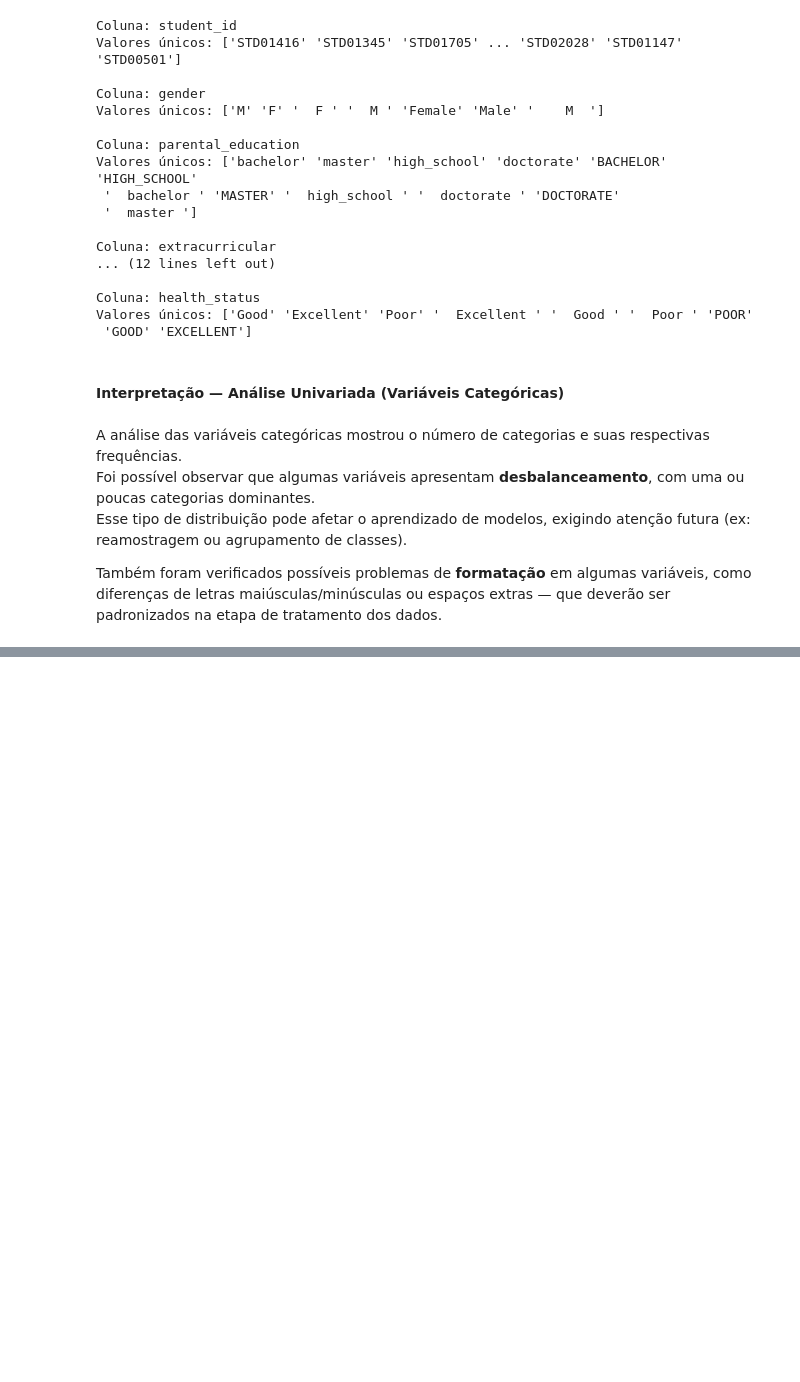
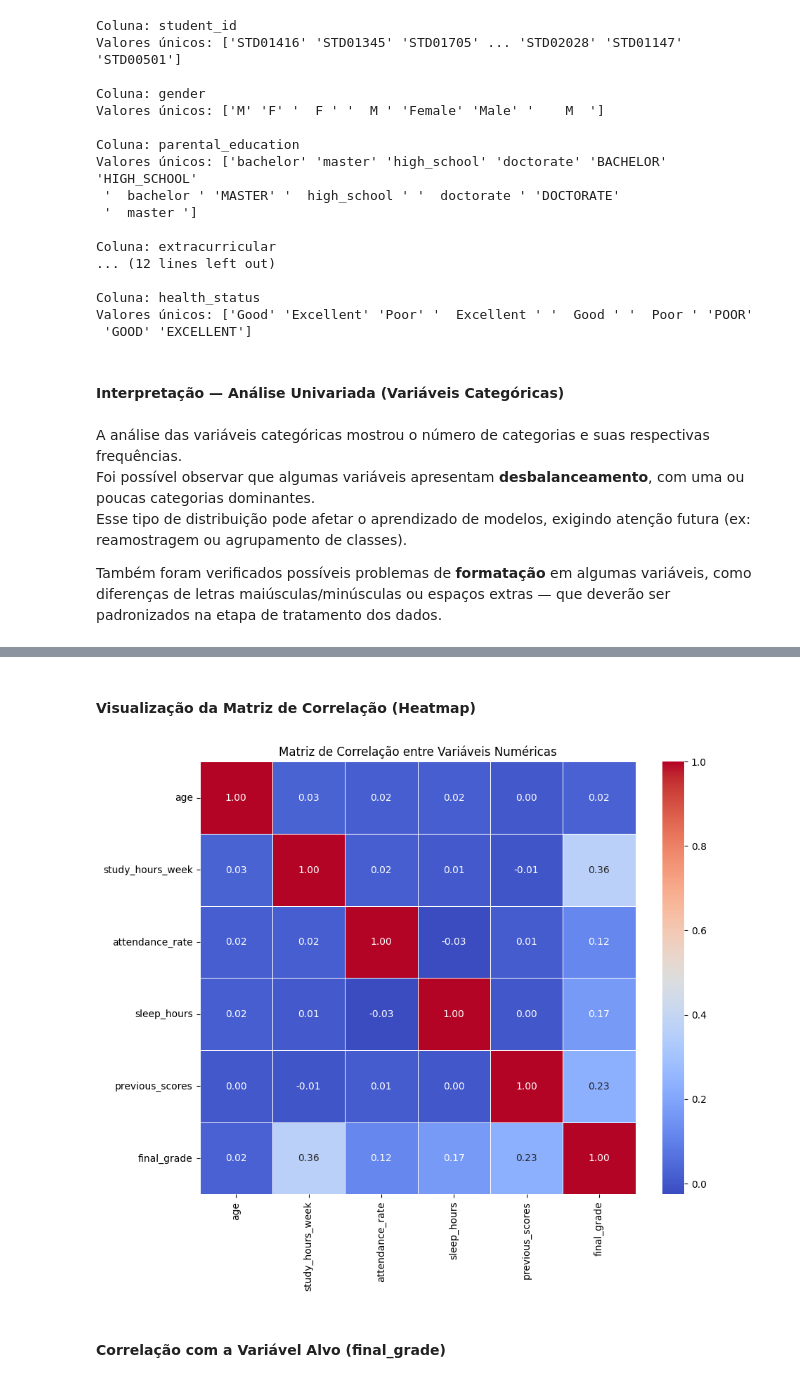
Before and after one commit to Juan-82/4-C-Juan-Enoque---students_performance, a Jupyter notebook: notebooks/01_EDA.ipynb, the cells around one changed output, grey strips where cells are left out. Saved outputs shown, nothing was run; the diff lists cells and outputs as text; code cells hidden in the pictures; blank space fills up the shorter version.

```diff
--- a/notebooks/01_EDA.ipynb
+++ b/notebooks/01_EDA.ipynb
@@ -483,0 +494,6 @@ Também foram verificados possíveis problemas de **formatação** em algumas va
+# %%
+# Calcula a matriz de correlação entre variáveis numéricas
+corr_matrix = df.corr(numeric_only=True)
+
+# Exibe a matriz de correlação
+corr_matrix
@@ -483,0 +508,14 @@ Também foram verificados possíveis problemas de **formatação** em algumas va
+# %% [markdown]
+#### Visualização da Matriz de Correlação (Heatmap)
+# %%
+import matplotlib.pyplot as plt
+import seaborn as sns
+
+plt.figure(figsize=(10, 8))
+sns.heatmap(corr_matrix, annot=True, cmap='coolwarm', fmt=".2f", linewidths=0.5)
+plt.title('Matriz de Correlação entre Variáveis Numéricas')
+plt.show()
+# %% [output]
+[figure, added]
+# %% [markdown]
+#### Correlação com a Variável Alvo (final_grade)
```
Also changed, not shown: parts of 19 cells of this notebook.
